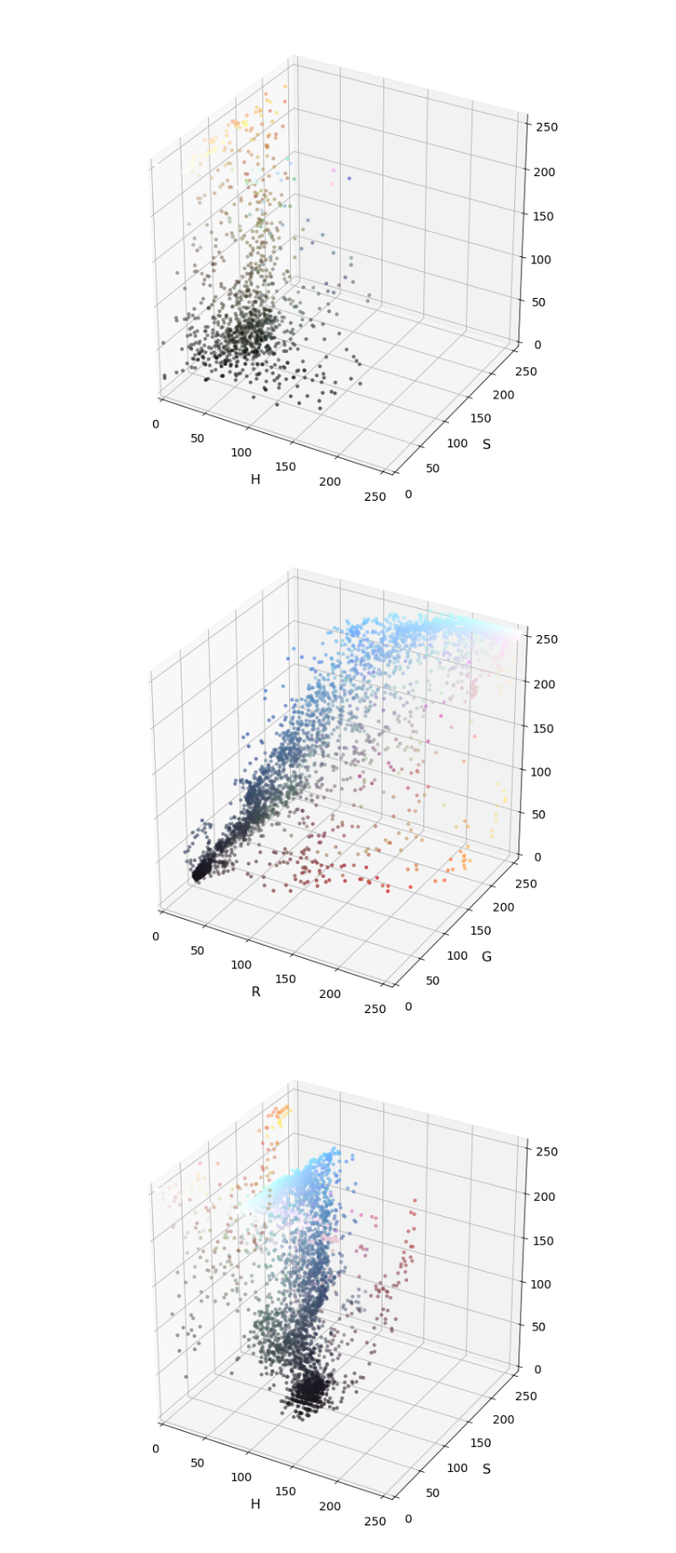
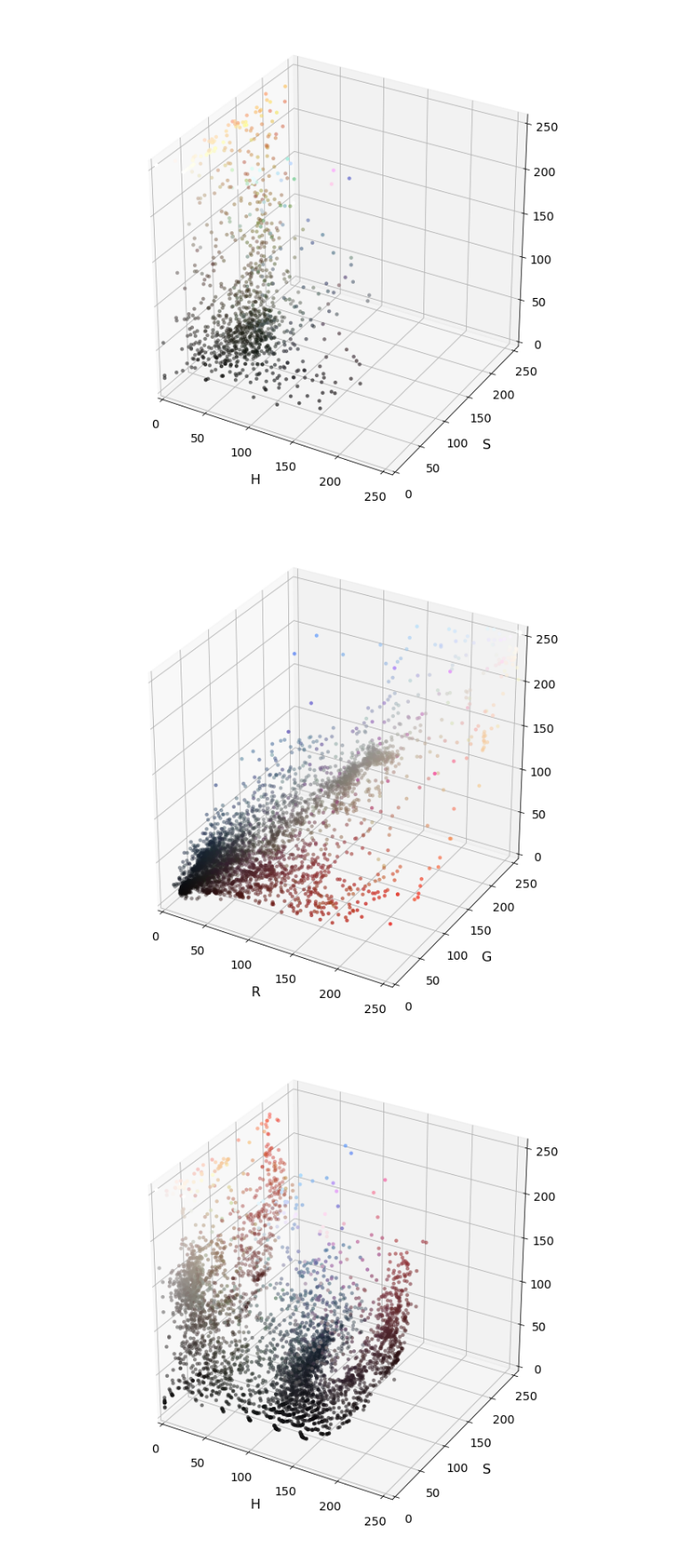
Before and after one commit to prateeksawhney97/Exploring-Color-Spaces, a Jupyter notebook: color_space.ipynb, the cells around one changed output. Shown at 89% size. Drawn from its saved outputs; the diff is of its cells as text; code cells hidden in the pictures.

Commit message:
adding plots for image 53

```diff
--- a/color_space.ipynb
+++ b/color_space.ipynb
@@ -77,23 +77,23 @@ plt.show()
 [figure]
 # %%
 # Read a color image
-img = cv2.imread("31.png")
+img = cv2.imread("53.png")
 
 # Select a small fraction of pixels to plot by subsampling it
 scale = max(img.shape[0], img.shape[1], 64) / 64  # at most 64 rows and columns
 img_small = cv2.resize(img, (np.int(img.shape[1] / scale), np.int(img.shape[0] / scale)), interpolation=cv2.INTER_NEAREST)
 
 # Convert subsampled image to desired color space(s)
 img_small_RGB = cv2.cvtColor(img_small, cv2.COLOR_BGR2RGB)  # OpenCV uses BGR, matplotlib likes RGB
 img_small_HSV = cv2.cvtColor(img_small, cv2.COLOR_BGR2HSV)
 img_small_rgb = img_small_RGB / 255.  # scaled to [0, 1], only for plotting
 
 # Plot and show
 plot3d(img_small_RGB, img_small_rgb)
 plt.show()
 
 plot3d(img_small_HSV, img_small_rgb, axis_labels=list("HSV"))
 plt.show()
 # %% [output]
-[figure, old version]
+[figure, new version]
-[figure, old version]
+[figure, new version]
```
Also changed, not shown: 2 other files.
